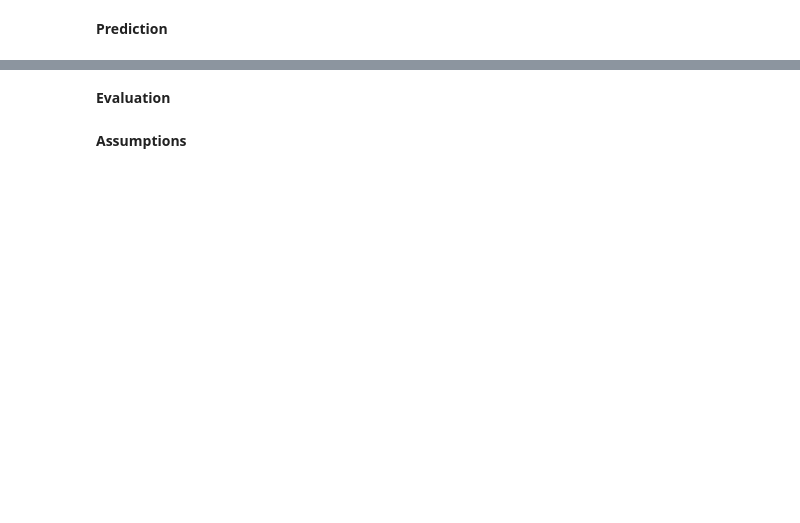
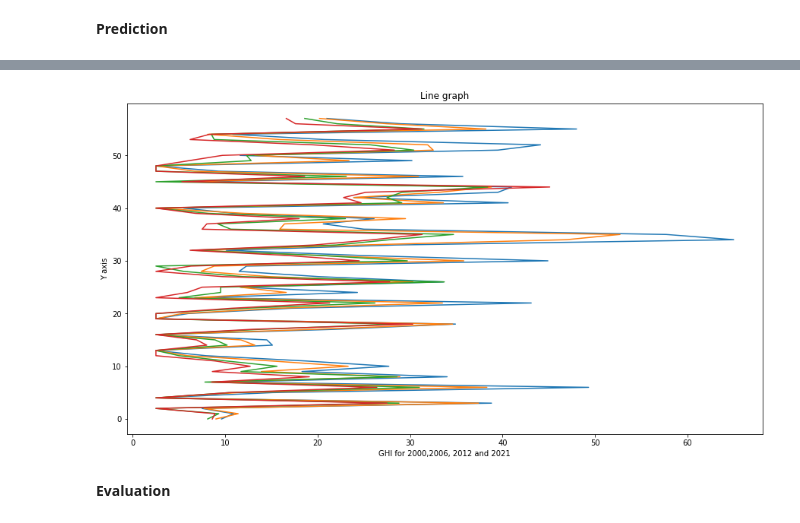
Before and after one commit to Regis7/Project_hunger, a Jupyter notebook: project-hunger.ipynb, the cells around one changed output, grey strips where cells are left out. Drawn from its saved outputs; the diff is of its cells as text; code cells hidden in the pictures; blank space fills up the shorter version.

```diff
--- a/project-hunger.ipynb
+++ b/project-hunger.ipynb
@@ -471,0 +465,4 @@ print(y_test.shape)
+# %%
+from sklearn.linear_model import LinearRegression
+
+Linear_model=LinearRegression()
@@ -484,5 +481,5 @@ y_test = y_test.dropna()
 # %% [markdown]
 **Prediction**
 # %%
-# y_pred = Linear_model.predict(X_test)
-# y_pred
+y_pred = Linear_model.predict(X_test)
+y_pred
@@ -489,2 +504,16 @@ y_test = y_test.dropna()
+# %%
+# data to be plotted
+y = np.arange(0, 58)
+x = y_pred
+
+# plotting
+plt.subplots(figsize=(15, 8))
+plt.title("Line graph")
+plt.xlabel("GHI for 2000,2006, 2012 and 2021")
+plt.ylabel("Y axis")
+plt.plot(x, y)
+plt.show()
+# %% [output]
+[figure, added]
 # %% [markdown]
 **Evaluation**
@@ -500,5 +522,3 @@ y_test = y_test.dropna()
 
 # prediction = Linear_model.predict([[2025,2030,2035,2040]])
 # prediction
-# %% [markdown]
-**Assumptions**
```
Also changed, not shown: parts of 48 cells of this notebook.
